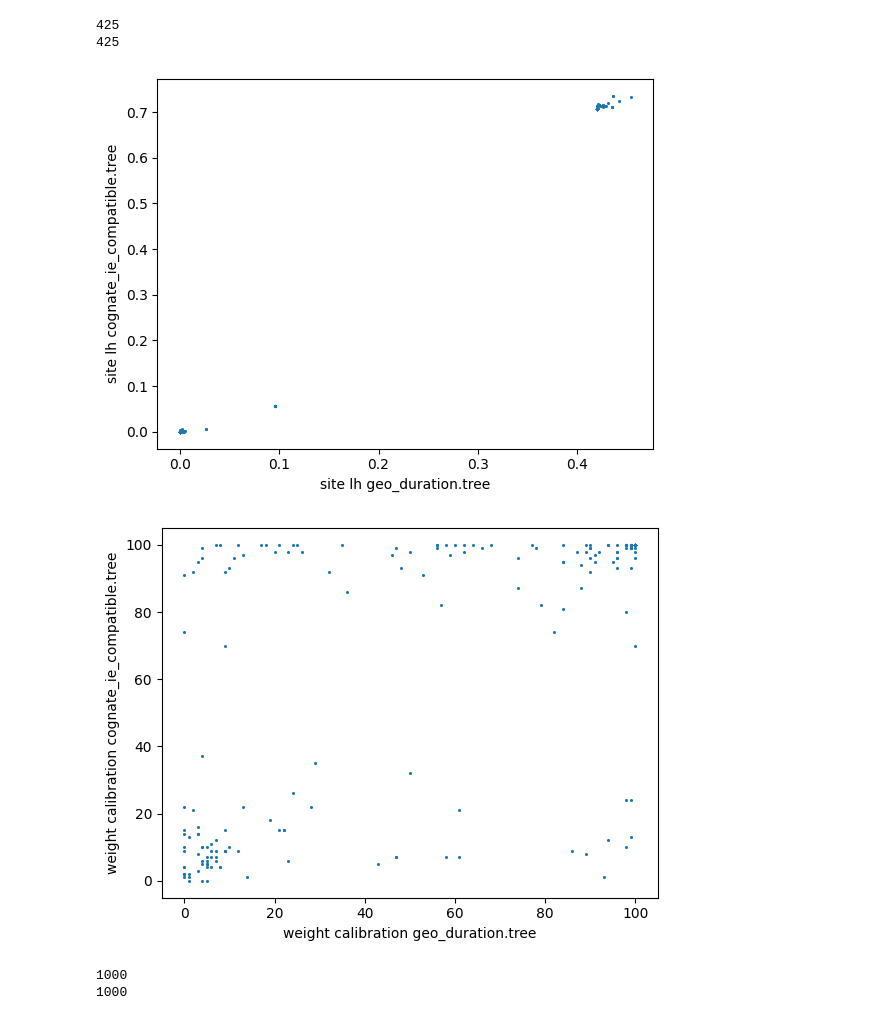
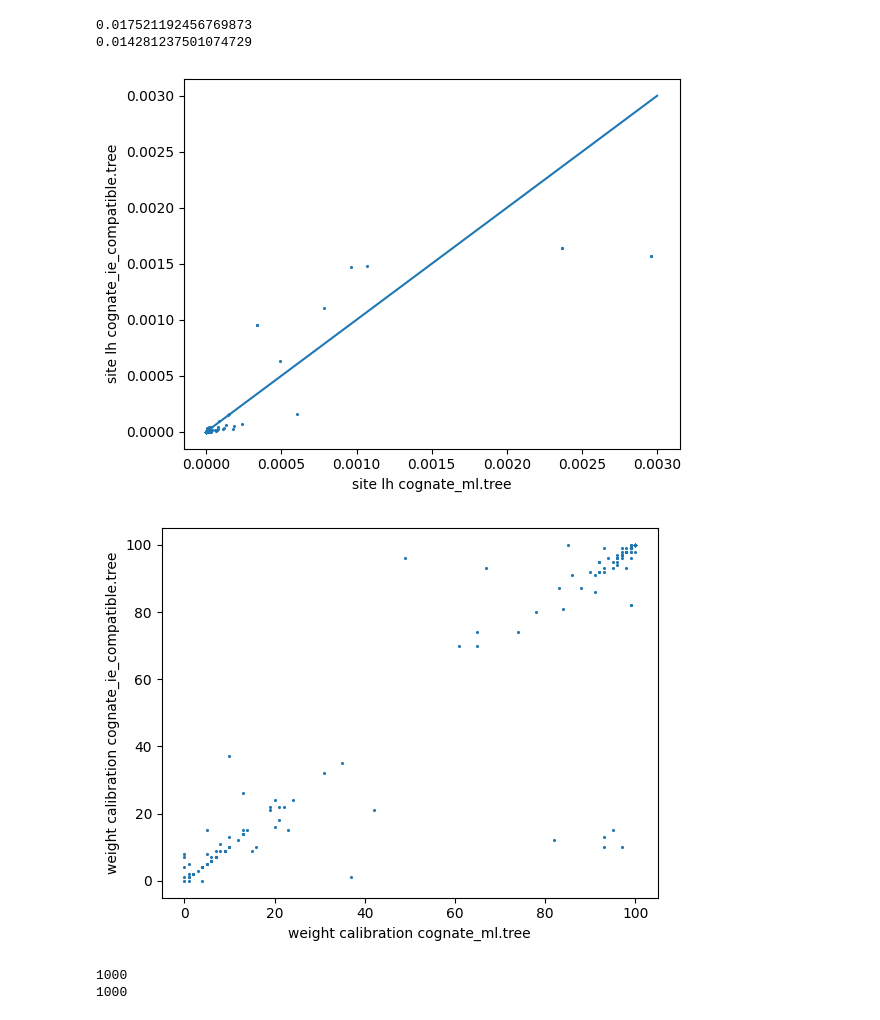
Before and after one commit to luisevonderwiese/mt_scripts, a Jupyter notebook: case_study_elena/PerSiteProperties.ipynb, the cells around one changed output. Cells and saved outputs as stored; diff of their text form; code cells hidden in the pictures.

```diff
--- a/case_study_elena/PerSiteProperties.ipynb
+++ b/case_study_elena/PerSiteProperties.ipynb
@@ -554,11 +554,19 @@ def tree_analysis(tree_name, alignment_name, optimizeLH = True):
     #plt.ylabel("weight_calibration")
     #plt.show()
 
+import numpy as np
+
 def correlation(tree_name1, tree_name2, alignment_name, optimize = True):
     site_lh1 = get_site_lh_raw(tree_name1, alignment_name, optimize)
+    inds = [int(l) for l in open(indices_dir + "indsToUse_converted").readlines()]
+    inds.sort()
+    site_lh1 = [site_lh1[i] for i in inds]
     site_lh2 = get_site_lh_raw(tree_name2, alignment_name, optimize)
-    print(len(site_lh1))
-    print(len(site_lh2))
+    site_lh2 = [site_lh2[i] for i in inds]
+    print(sum(site_lh1))
+    print(sum(site_lh2))
+    x = np.linspace(0,0.003, 100)
+    plt.plot(x, x)
     plt.scatter(site_lh1, site_lh2, s=1.5)
     plt.xlabel("site lh " + tree_name1)
     plt.ylabel("site lh " + tree_name2)
@@ -650,31 +658,31 @@ def index_filtered_correlation(tree_name_a, tree_name_b, alignment_name, index_f
 # %%
 
 
 #index_filtered_analysis("cognate_ie_compatible.tree", morpho_alignment_name, "pars_large_step10000000_converted", False)
 #index_filtered_analysis('geo_duration.tree', morpho_alignment_name, "pars_large_step10000000_converted", False)
 
 
 #index_filtered_analysis("cognate_ie_compatible.tree", morpho_alignment_name, "indsToUse_converted", False)
 index_filtered_analysis('geo_duration.tree', morpho_alignment_name, "indsToUse_converted", False)
 
 
 index_filtered_correlation("cognate_ie_compatible.tree", 'geo_duration.tree', morpho_alignment_name, "indsToUse_converted", False)
 
 tree_analysis('geo_duration.tree', morpho_alignment_name, False)
 #tree_analysis("cognate_ie_compatible.tree", morpho_alignment_name, False)
 
-correlation('geo_duration.tree', "cognate_ie_compatible.tree", morpho_alignment_name, False)
+correlation('cognate_ml.tree', "cognate_ie_compatible.tree", morpho_alignment_name, False)
 # %% [output]
 [figure]
 [figure]
 [figure]
 [figure]
 [figure]
 [figure]
-425
-425
+0.017521192456769873
+0.014281237501074729
-[figure, old version]
+[figure, new version]
-[figure, old version]
+[figure, new version]
 # %%
 #tree_analysis('geo_duration.tree', "sim_cognate_ie_compatible.phy", False)
 #tree_analysis("cognate_ie_compatible.tree", "sim_cognate_ie_compatible.phy", False)
```
Also changed, not shown: 1 other file.
